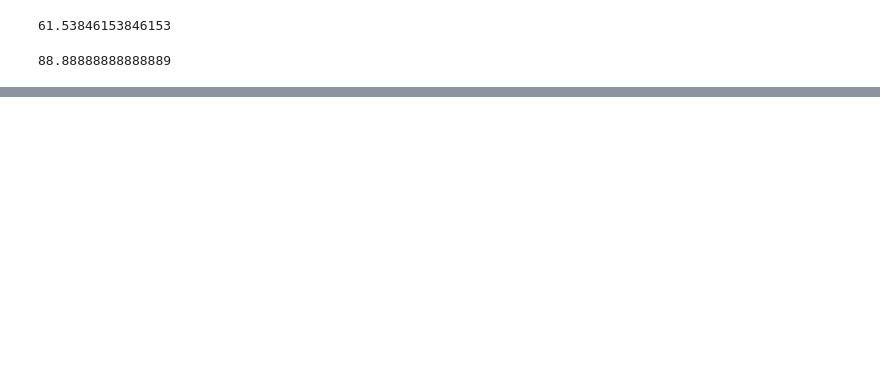
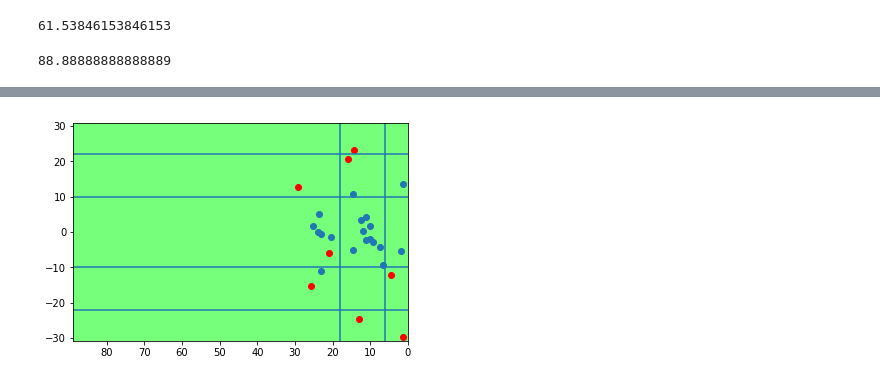
Before and after one commit to d-v-dlee/super_liga_xg, a Jupyter notebook: test_functions.ipynb, the cells around one changed output, grey strips where cells are left out. Saved outputs shown, nothing was run; the diff lists cells and outputs as text; code cells hidden in the pictures; blank space fills up the shorter version.

```diff
--- a/test_functions.ipynb
+++ b/test_functions.ipynb
@@ -317,0 +353,2 @@ print(penalty_spot)
+# %%
+test = transposed_df.copy()
@@ -317,0 +373,10 @@ print(penalty_spot)
+# %%
+test['shot_coord_x1'] = test['shot_coord_x1'].apply(lambda x: (1 - x) / 2 * 88.8888).round(2)
+test['shot_coord_x2'] = test['shot_coord_x2'].apply(lambda x: (1 - x) / 2 * 88.8888).round(2)
+test['pass_coord_x1'] = test['pass_coord_x1'].apply(lambda x: (1 - x) / 2 * 88.8888).round(2)
+test['pass_coord_x2'] = test['pass_coord_x2'].apply(lambda x: (1 - x) / 2 * 88.8888).round(2)
+
+test['shot_coord_y1'] = test['shot_coord_y1'].apply(lambda x: x / 2 * 60.538).round(2)
+test['shot_coord_y2'] = test['shot_coord_y2'].apply(lambda x: x / 2 * 60.538).round(2)
+test['pass_coord_y1'] = test['pass_coord_y1'].apply(lambda x: x / 2 * 60.538).round(2)
+test['pass_coord_y2'] = test['pass_coord_y2'].apply(lambda x: x / 2 * 60.538).round(2)
@@ -317,0 +403,15 @@ print(penalty_spot)
+# %%
+fig, ax = plt.subplots()
+ax.scatter(test['shot_coord_x1'], test['shot_coord_y1'])
+ax.scatter(test['pass_coord_x1'], test['pass_coord_y1'], color='red')
+ax.set_xlim([88.88, 0])
+ax.set_ylim([-30.76, 30.76])
+ax.axvline(6)
+ax.axvline(18)
+ax.axhline(10, xmax=6)
+ax.axhline(-10, xmax=6)
+ax.axhline(22, xmax=18)
+ax.axhline(-22, xmax=18)
+ax.set_facecolor('xkcd:lightgreen')
+# %% [output]
+[figure, added]
```
Also changed, not shown: parts of 40 cells of this notebook, 2 other files.
